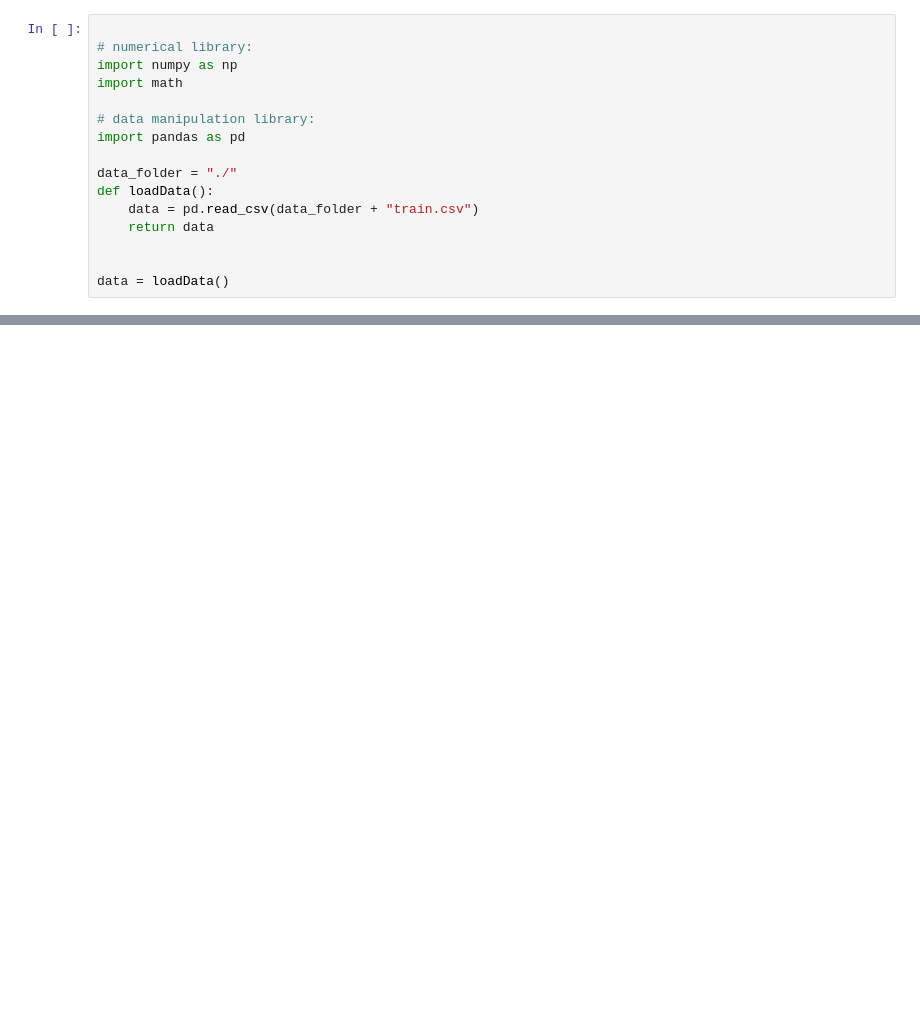
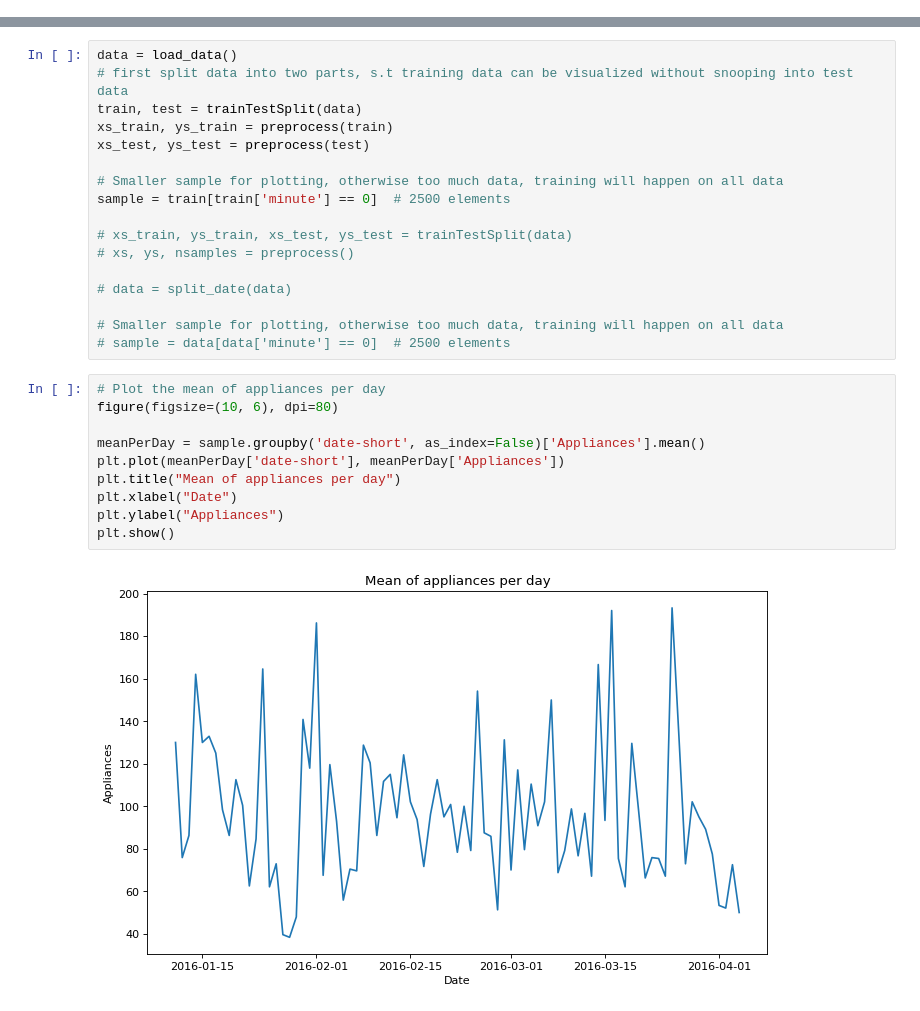
Before and after one commit to WardGauderis/SFML, a Jupyter notebook: question3.ipynb, the cells around one changed output, grey strips where cells are left out. Cells and saved outputs as stored; diff of their text form; blank space fills up the shorter version.

```diff
--- a/question3.ipynb
+++ b/question3.ipynb
@@ -1,16 +0,0 @@
-# %%
-
-# numerical library:
-import numpy as np
-import math
-
-# data manipulation library:
-import pandas as pd
-
-data_folder = "./"
-def loadData():
-    data = pd.read_csv(data_folder + "train.csv")
-    return data
-
-
-data = loadData()
@@ -18,0 +163,29 @@ ModuleNotFoundError: No module named 'pandas'
+# %%
+data = load_data()
+# first split data into two parts, s.t training data can be visualized without snooping into test data
+train, test = trainTestSplit(data)
+xs_train, ys_train = preprocess(train)
+xs_test, ys_test = preprocess(test)
+
+# Smaller sample for plotting, otherwise too much data, training will happen on all data
+sample = train[train['minute'] == 0]  # 2500 elements
+
+# xs_train, ys_train, xs_test, ys_test = trainTestSplit(data)
+# xs, ys, nsamples = preprocess()
+
+# data = split_date(data)
+
+# Smaller sample for plotting, otherwise too much data, training will happen on all data
+# sample = data[data['minute'] == 0]  # 2500 elements
+# %%
+# Plot the mean of appliances per day
+figure(figsize=(10, 6), dpi=80)
+
+meanPerDay = sample.groupby('date-short', as_index=False)['Appliances'].mean()
+plt.plot(meanPerDay['date-short'], meanPerDay['Appliances'])
+plt.title("Mean of appliances per day")
+plt.xlabel("Date")
+plt.ylabel("Appliances")
+plt.show()
+# %% [output]
+[figure, added]
```
Also changed, not shown: parts of 8 cells of this notebook.
